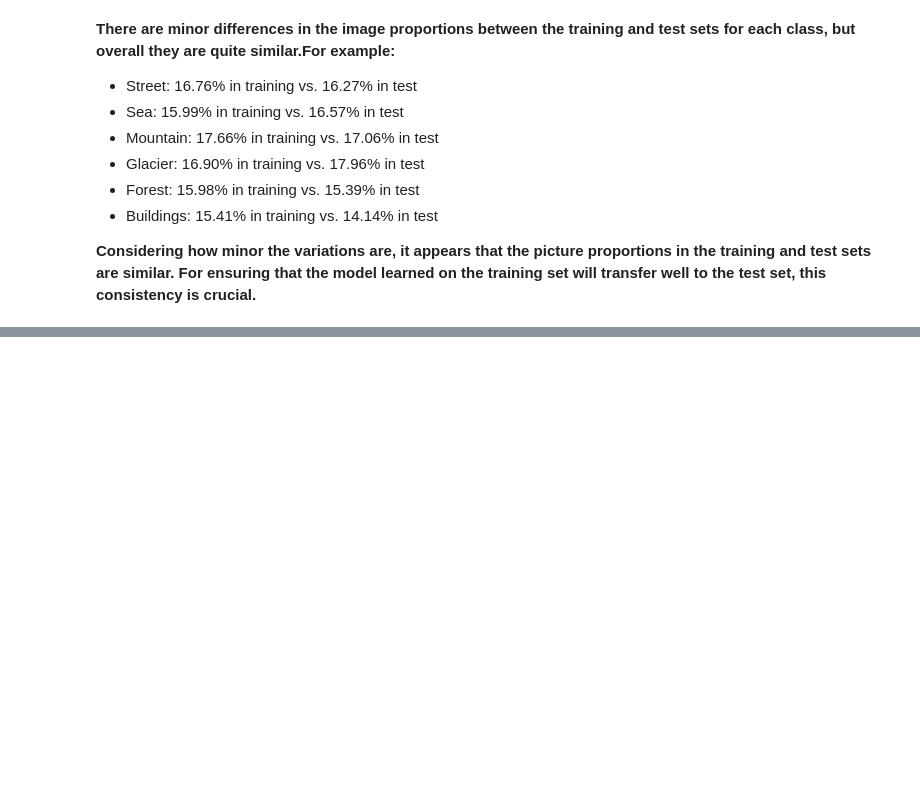
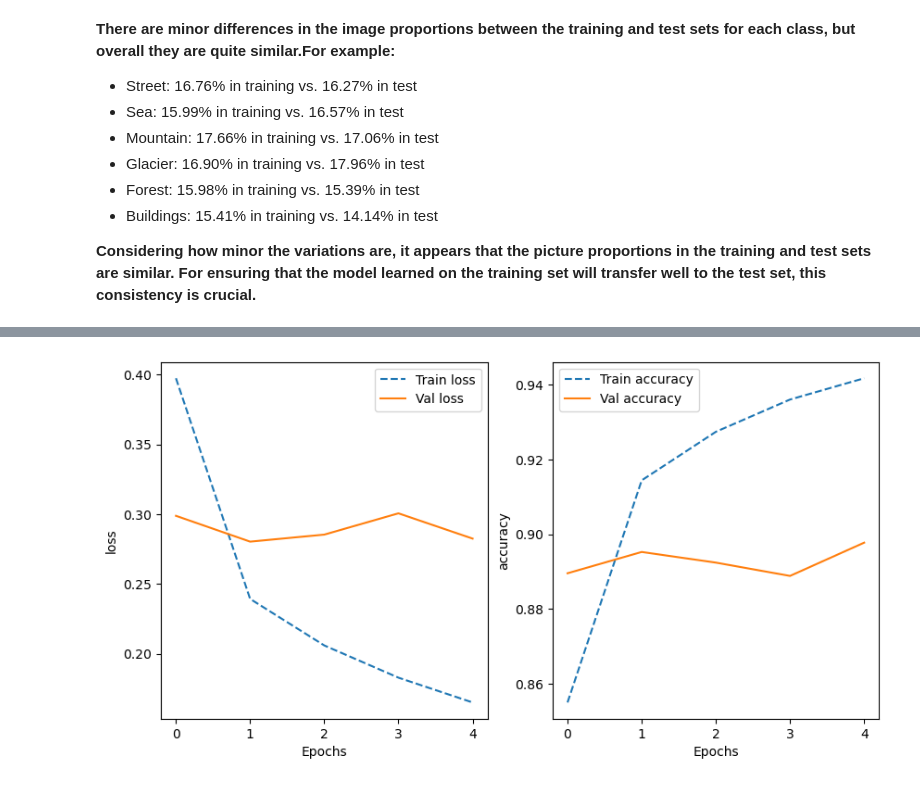
Before and after one commit to mdazizulaman/COMP3420_Task_2, a Jupyter notebook: a2.ipynb, the cells around one changed output, grey strips where cells are left out. Saved outputs shown, nothing was run; the diff lists cells and outputs as text; code cells hidden in the pictures; blank space fills up the shorter version.

```diff
--- a/a2.ipynb
+++ b/a2.ipynb
@@ -162,0 +772,8 @@ buildings: 0.1457
+# %%
+# Train the model
+history = model.fit(
+    train_ds,
+    validation_data=val_ds,
+    epochs=10,  # Adjust the number of epochs as needed
+    callbacks=[tf.keras.callbacks.EarlyStopping(monitor='val_loss', patience=3)]
+)
@@ -162,0 +808,15 @@ buildings: 0.1457
+# %%
+# Helper function to plot training history
+def training_plot(metrics, history):
+    f, ax = plt.subplots(1, len(metrics), figsize=(5*len(metrics), 5))
+    for idx, metric in enumerate(metrics):
+        ax[idx].plot(history.history[metric], ls='dashed', label=f'Train {metric}')
+        ax[idx].set_xlabel("Epochs")
+        ax[idx].set_ylabel(metric)
+        ax[idx].plot(history.history['val_' + metric], label=f'Val {metric}')
+        ax[idx].legend()
+
+# Calling the function with 'loss' and 'accuracy'
+training_plot(['loss', 'accuracy'], history)
+# %% [output]
+[figure, added]
```
Also changed, not shown: parts of 51 cells of this notebook.
